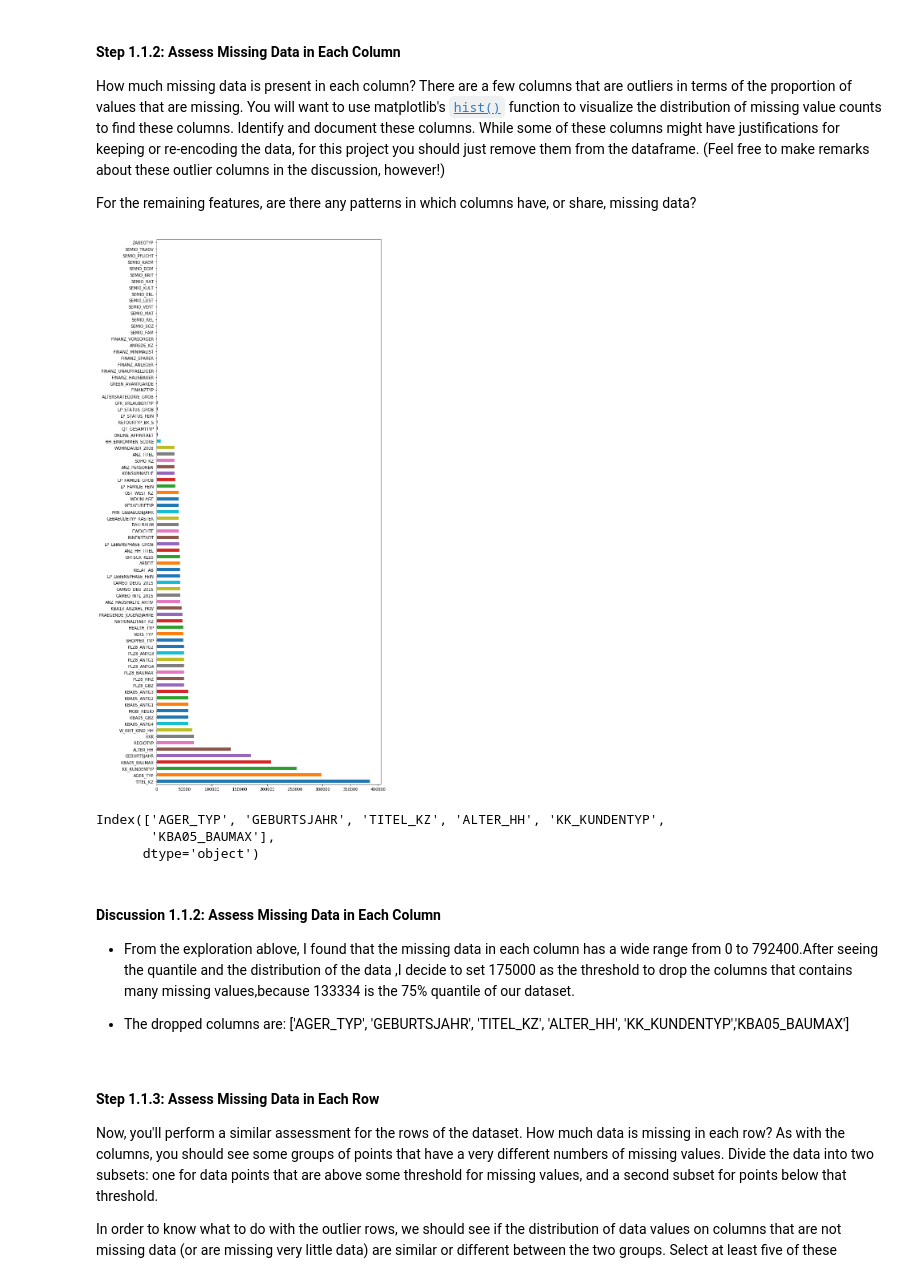
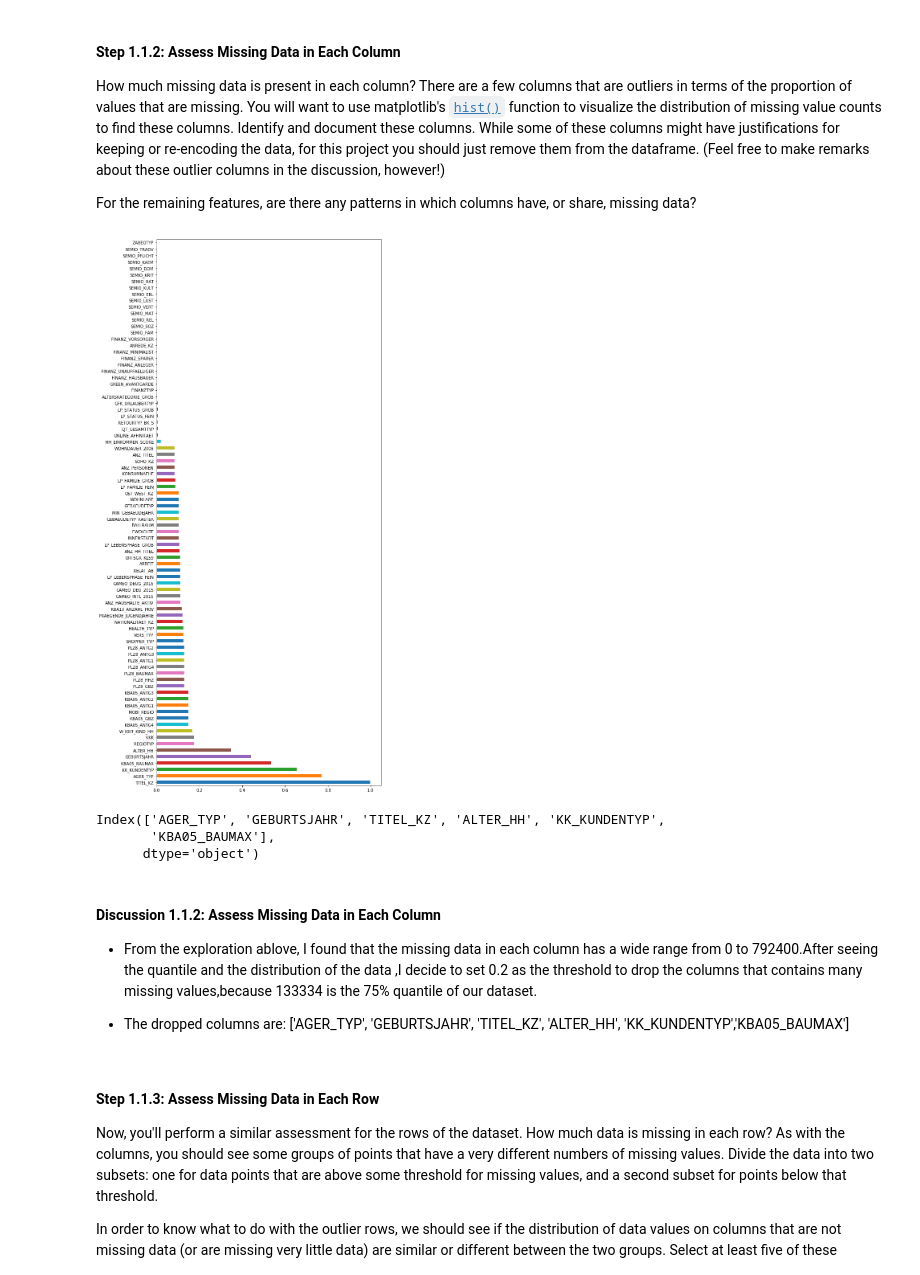
Before and after one commit to Mesilenceki/Identify_Customers_Segments, a Jupyter notebook: Identify_Customer_Segments.ipynb, the cells around one changed output. Drawn from its saved outputs; the diff is of its cells as text; code cells hidden in the pictures.

```diff
--- a/Identify_Customer_Segments.ipynb
+++ b/Identify_Customer_Segments.ipynb
@@ -82,0 +79,14 @@ dtype: int64
+# %%
+cat_list = []
+num_list = []
+mixed_list = []
+for i,row in feat_info.iterrows():
+    if feat_info.loc[i,"type"] == 'categorical':
+        cat_list.append(feat_info.loc[i,"attribute"])
+    elif feat_info.loc[i,"type"] == 'numeric':
+        num_list.append(feat_info.loc[i,"attribute"])
+    else:
+        mixed_list.append(feat_info.loc[i,"attribute"])
+print("cat_list :{}".format(cat_list))
+print("num_list :{}".format(num_list))
+print("mixed_list :{}".format(mixed_list))
@@ -176,15 +180,15 @@ For the remaining features, are there any patterns in which columns have, or sha
 # %%
 # Perform an assessment of how much missing data there is in each column of the
 # dataset.
 #The ratio of missing data in each column
-missing_data_total = azdias.isnull().sum()
+missing_data_ratio = azdias.isnull().mean()
 
 # Plot showing missing value ratio in each columns
 plt.figure(figsize=(10,25))
-missing_data_total.sort_values(ascending=False).plot(kind='barh')
+missing_data_ratio.sort_values(ascending=False).plot(kind='barh')
 
 # Identifying the outlier columns
-drop_columns = missing_data_total[missing_data_total>100000]
+outlier_columns = missing_data_ratio[missing_data_ratio>0.2]
 # %% [output]
-[figure, old version]
+[figure, new version]
 # %%
@@ -196,7 +200,7 @@ Index(['AGER_TYP', 'GEBURTSJAHR', 'TITEL_KZ', 'ALTER_HH', 'KK_KUNDENTYP',
 # %% [markdown]
 #### Discussion 1.1.2: Assess Missing Data in Each Column
 
-- From the exploration ablove, I found that the missing data in each column has a wide range from 0 to 792400.After seeing the quantile and the distribution of the data ,I decide to set 175000 as the threshold to drop the columns that contains many missing values,because 133334 is the 75% quantile of our dataset.
+- From the exploration ablove, I found that the missing data in each column has a wide range from 0 to 792400.After seeing the quantile and the distribution of the data ,I decide to set 0.2 as the threshold to drop the columns that contains many missing values,because 133334 is the 75% quantile of our dataset.
 
 - The dropped columns are: ['AGER_TYP', 'GEBURTSJAHR', 'TITEL_KZ', 'ALTER_HH', 'KK_KUNDENTYP','KBA05_BAUMAX']
 # %% [markdown]
```
Also changed, not shown: parts of 58 cells of this notebook, 1 other file.
